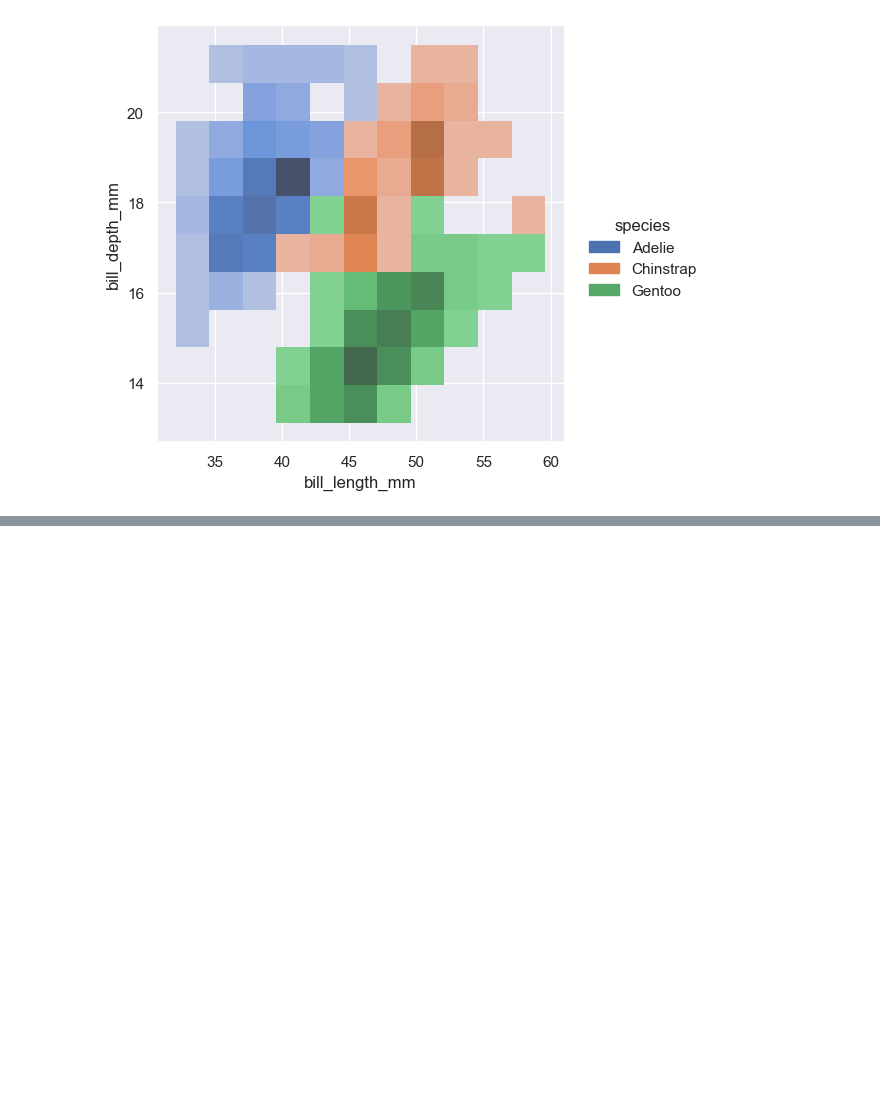
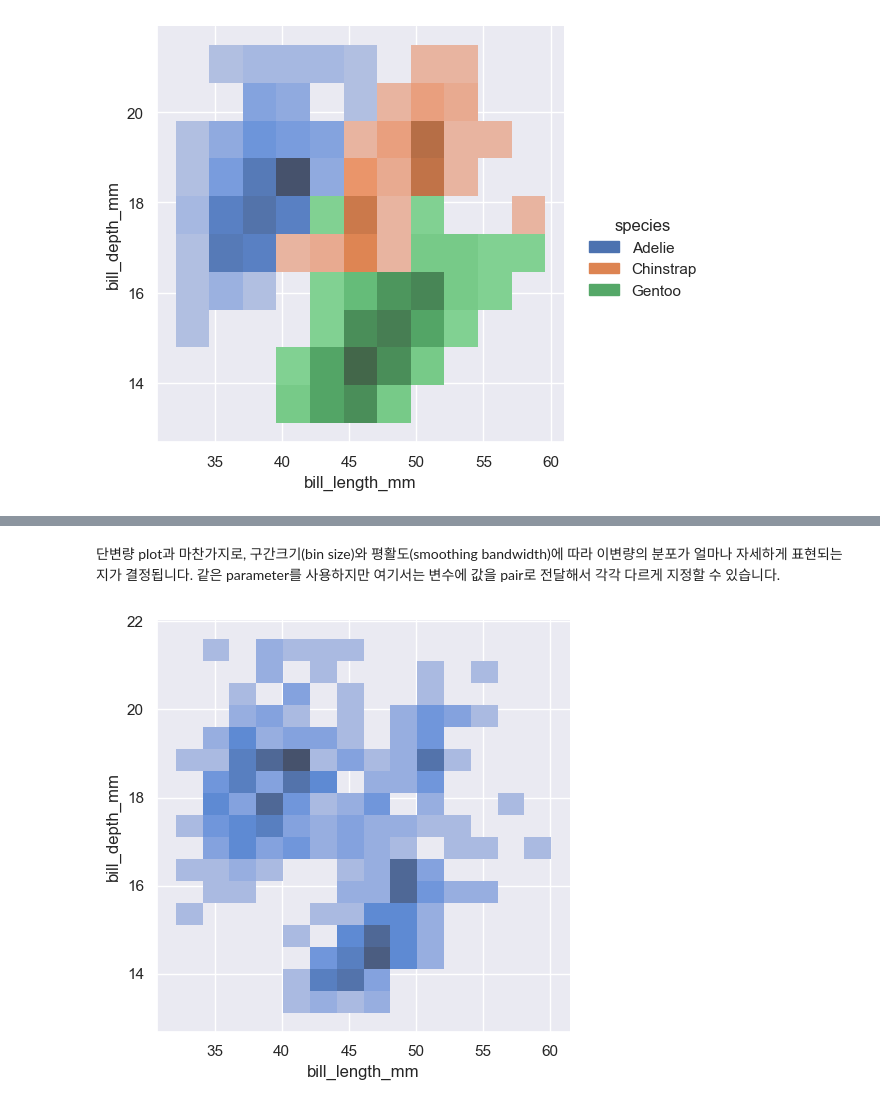
Before and after one commit to kjmn1105/Seaborn-Tuorial, a Jupyter notebook: 07_Plotting functions (2).ipynb, the cells around one changed output, grey strips where cells are left out. Drawn from its saved outputs; the diff is of its cells as text; code cells hidden in the pictures; blank space fills up the shorter version.

```diff
--- a/07_Plotting functions (2).ipynb
+++ b/07_Plotting functions (2).ipynb
@@ -282,0 +289,6 @@ sns.displot(penguins, x='bill_length_mm', y='bill_depth_mm', hue='species');
+# %% [markdown]
+단변량 plot과 마찬가지로, 구간크기(bin size)와 평활도(smoothing bandwidth)에 따라 이변량의 분포가 얼마나 자세하게 표현되는지가 결정됩니다. 같은 parameter를 사용하지만 여기서는 변수에 값을 pair로 전달해서 각각 다르게 지정할 수 있습니다.
+# %%
+sns.displot(penguins, x='bill_length_mm', y='bill_depth_mm', binwidth=(2, .5));
+# %% [output]
+[figure, added]
```
Also changed, not shown: parts of 12 cells of this notebook.
